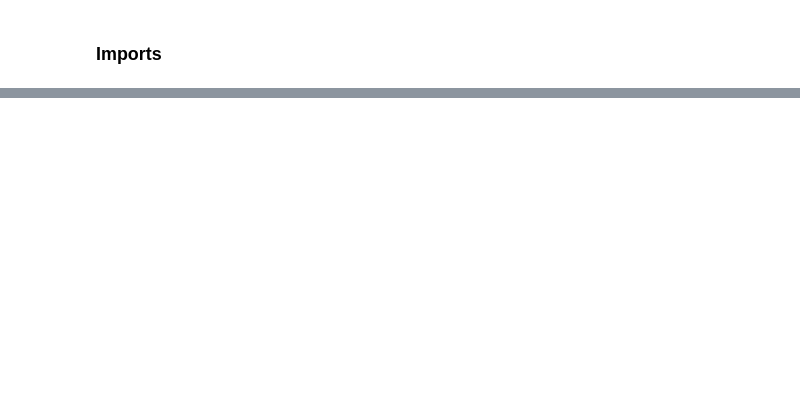
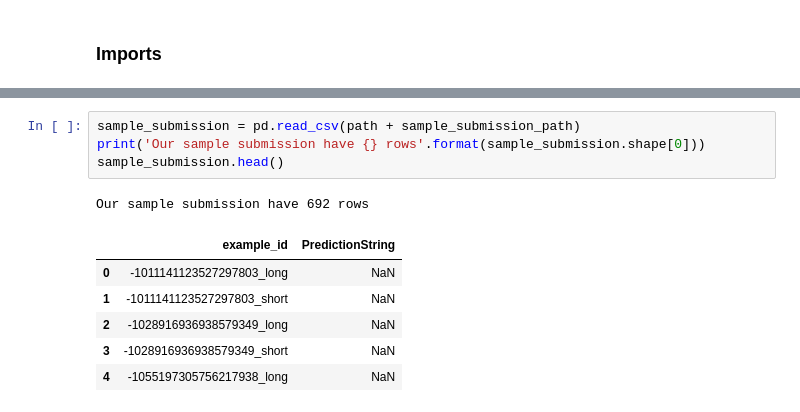
Before and after one commit to jason-osajima/kaggle-competitions, a Jupyter notebook: tfqa/notebooks/data-exploration.ipynb, the cells around one changed output, grey strips where cells are left out. Cells and saved outputs as stored; diff of their text form; blank space fills up the shorter version.

```diff
--- a/tfqa/notebooks/data-exploration.ipynb
+++ b/tfqa/notebooks/data-exploration.ipynb
@@ -56,0 +91,12 @@ train.head()
+# %%
+sample_submission = pd.read_csv(path + sample_submission_path)
+print('Our sample submission have {} rows'.format(sample_submission.shape[0]))
+sample_submission.head()
+# %% [output]
+Our sample submission have 692 rows
+|  | example_id | PredictionString |
+| 0 | -1011141123527297803_long | NaN |
+| 1 | -1011141123527297803_short | NaN |
+| 2 | -1028916936938579349_long | NaN |
+| 3 | -1028916936938579349_short | NaN |
+| 4 | -1055197305756217938_long | NaN |
```
Also changed, not shown: parts of 27 cells of this notebook.
